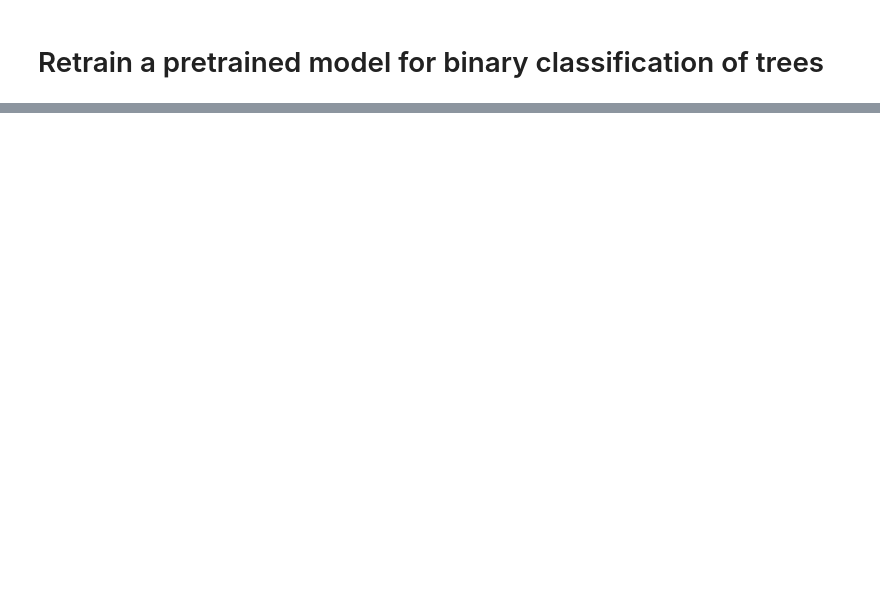
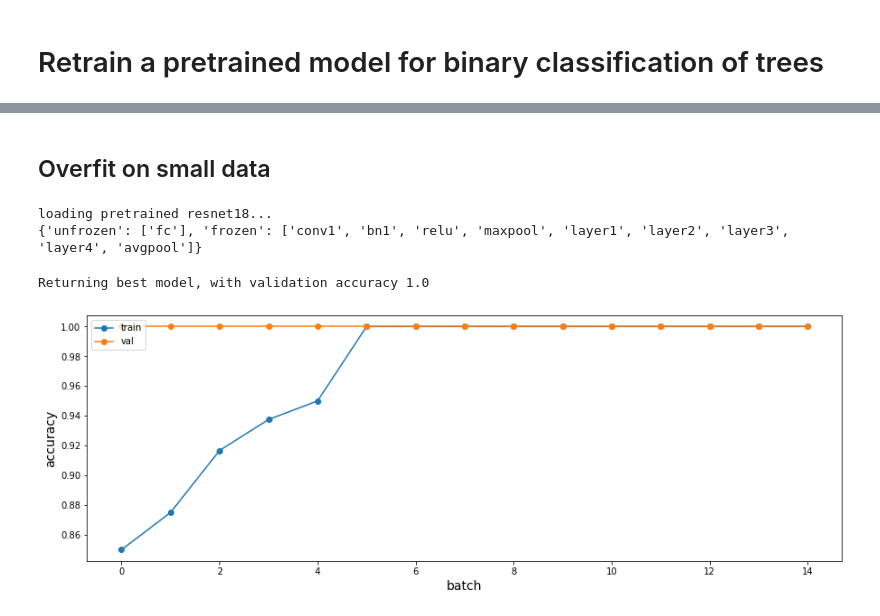
Before and after one commit to etrieschman/tree-finder, a Jupyter notebook: notebooks/train_binary_tree_classifier.ipynb, the cells around one changed output, grey strips where cells are left out. Saved outputs shown, nothing was run; the diff lists cells and outputs as text; code cells hidden in the pictures; blank space fills up the shorter version.

Commit message:
rerun pretrained model

```diff
--- a/notebooks/train_binary_tree_classifier.ipynb
+++ b/notebooks/train_binary_tree_classifier.ipynb
@@ -229,3 +156,42 @@ validate loss: 0.7915, acc: 0.2660
+# %% [markdown]
+## Overfit on small data
+# %%
+small_data_size = 100
+small_batch_size = 20
+small_loaders = {}
+small_loaders['train'] = DataLoader(binds, batch_size=small_batch_size,
+                           sampler=sampler.SubsetRandomSampler(range(small_data_size)))
+small_loaders['validate'] = DataLoader(binds, batch_size=small_batch_size,
+                           sampler=sampler.SubsetRandomSampler(range(small_data_size, small_data_size*2)))
+small_ds_sizes = {'train':small_data_size, 'validate':small_data_size}
+# %%
+model = ResnetBinClassifier(resnet50=False)
+model = model.to(device)
+print(model.get_grad_state())
+criterion = nn.CrossEntropyLoss()
+optimizer = optim.SGD(model.parameters(), lr=0.001, momentum=0.9)
+# Decay LR by a factor of 0.1 every 7 epochs
+scheduler_lr = lr_scheduler.StepLR(optimizer, step_size=7, gamma=0.1)
+# %% [output]
+loading pretrained resnet18...
+{'unfrozen': ['fc'], 'frozen': ['conv1', 'bn1', 'relu', 'maxpool', 'layer1', 'layer2', 'layer3', 'layer4', 'avgpool']}
+# %%
+model, acc_history = train_model(model, criterion, optimizer, scheduler_lr,
+                                   small_loaders, small_ds_sizes, device, 3)
+
+# torch.save(model.state_dict(), model_path / 'ResnetBinClassifier.pt')
+# %% [output]
+Returning best model, with validation accuracy 1.0
+# %%
+plt.subplots(figsize=(15, 5))
+plt.plot(acc_history['train'], '-o')
+plt.plot(acc_history['validate'], '-o')
+plt.legend(['train', 'val'], loc='upper left')
+plt.xlabel('batch')
+plt.ylabel('accuracy')
+plt.show()
+# %% [output]
+[figure, added]
 # %%
 %cd '/content/drive/My Drive /git/tree-finder'
 !git config --global user.email "erich.j.trieschman@gmail.com"
```
Also changed, not shown: parts of 10 cells of this notebook, 5 other files.
